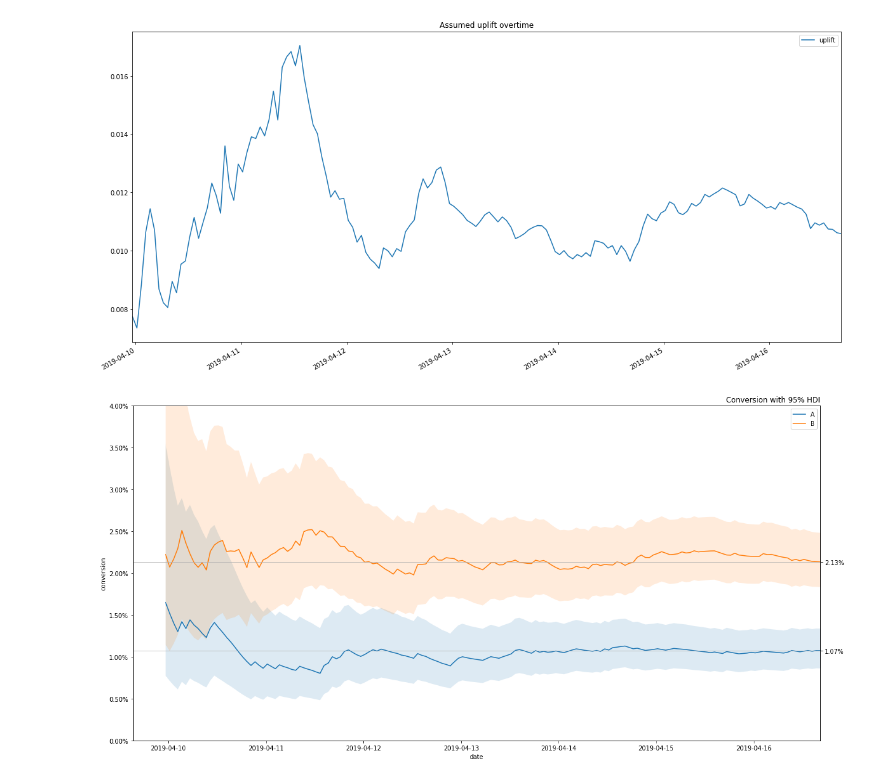
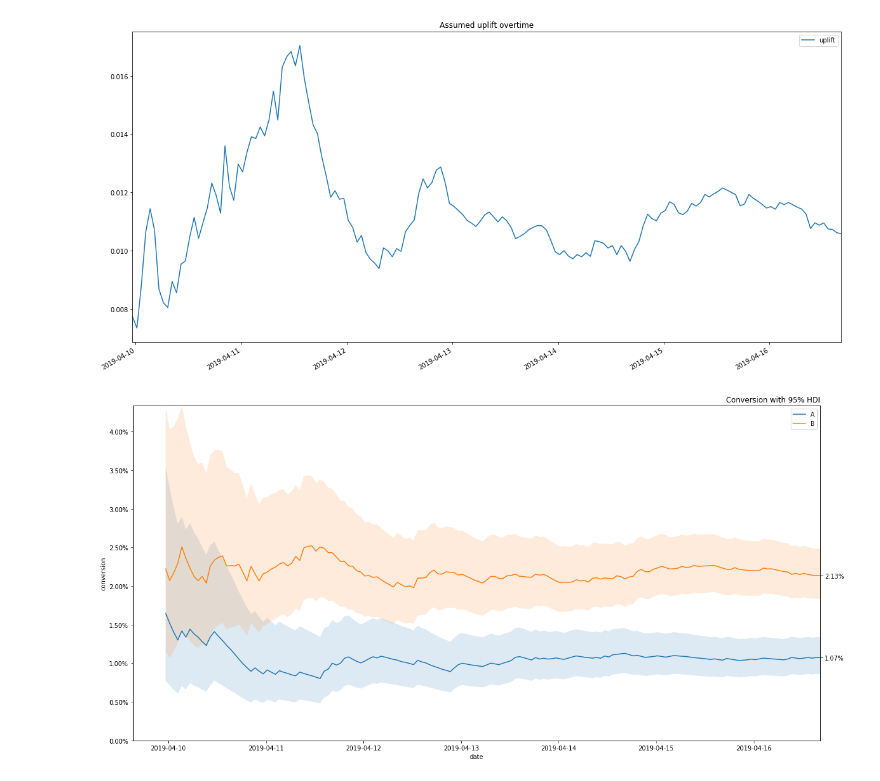
Before and after one commit to eki107/comfy-bayes, a Jupyter notebook: examples/conversion_test_plotting_data_overtime.ipynb, the cells around one changed output. Cells and saved outputs as stored; diff of their text form; code cells hidden in the pictures.

```diff
--- a/examples/conversion_test_plotting_data_overtime.ipynb
+++ b/examples/conversion_test_plotting_data_overtime.ipynb
@@ -53,34 +53,34 @@ test_results_df[["uplift"]].plot.line(title="Assumed uplift overtime");
 # %%
 fig, ax = plt.subplots(1, 1)
 
 # conversion lines
 ax.plot(test_results_df["conversion_a"], label="A");
 ax.plot(test_results_df["conversion_b"], label="B");
 
 x = test_results_df.index.values
 
 # # 95% HDI
 ax.fill_between(x, test_results_df['hdi_95_lower_a'], test_results_df['hdi_95_upper_a'], alpha=.15);
 ax.fill_between(x, test_results_df['hdi_95_lower_b'], test_results_df['hdi_95_upper_b'], alpha=.15);
 
 # # lims for clearer position of chart values
-ax.set_ylim(0, 0.04);
+ax.set_ylim(0, max(test_results_df['hdi_95_upper_a'].max(), test_results_df['hdi_95_upper_b'].max()));
 ax.set_xlim(None, x[-1]);
 
 # # labels
 ax.set_xlabel("date")
 ax.set_ylabel("conversion");
 ax.set_title("Conversion with 95% HDI", loc="right");
 ax.legend();
 ax.set_yticklabels(["{:,.2%}".format(tick) for tick in ax.get_yticks()]);
 
-# # second ax as final conversion values
+# second ax as final conversion values
 last_values = (test_results_df["conversion_a"][-1], test_results_df["conversion_b"][-1])
 
 ax2 = ax.twinx()
 ax2.set_ylim(ax.get_ylim())
 ax2.set_yticks(last_values)
 ax2.set_yticklabels(["{:,.2%}".format(i) for i in last_values]);
-ax2.grid(None);
+ax2.grid(False);
 # %% [output]
-[figure, old version]
+[figure, new version]
```
Also changed, not shown: 2 other files.
